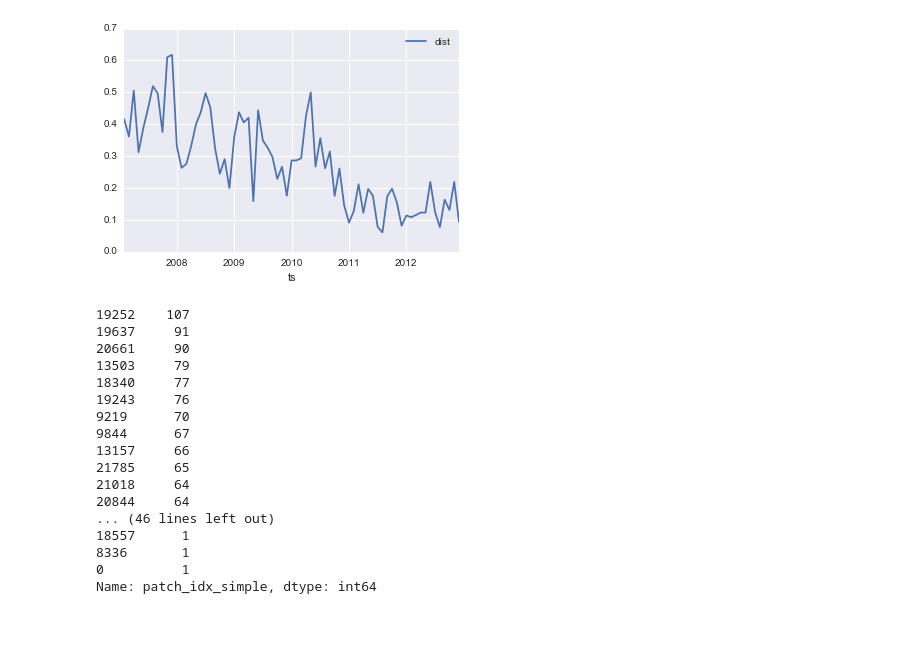
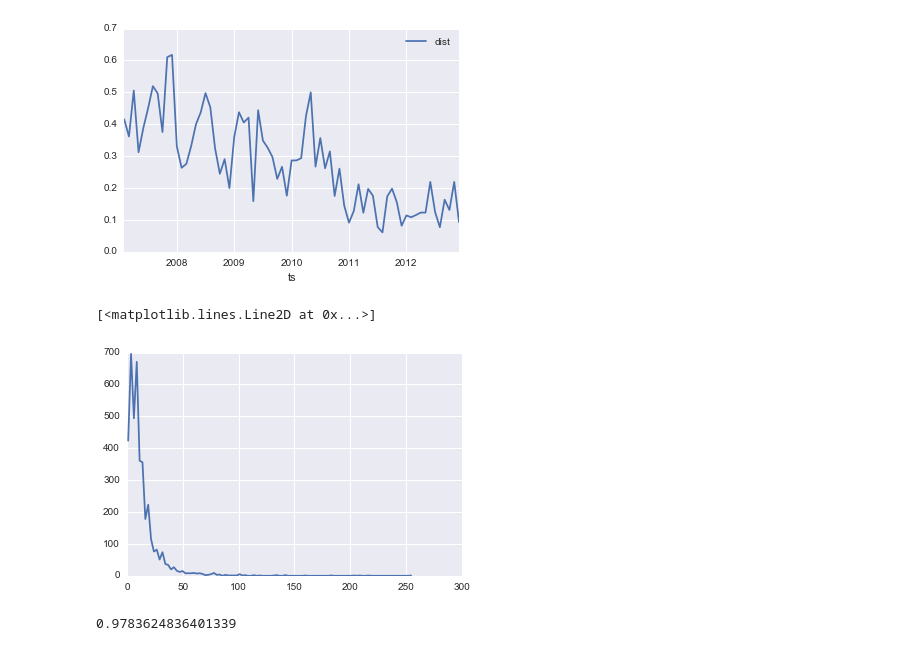
Before and after one commit to jlorince/MusicForaging, a Jupyter notebook: notebooks/my_listening.ipynb, the cells around one changed output. Cells and saved outputs as stored; diff of their text form; code cells hidden in the pictures; blank space fills up the shorter version.

Commit message:
patch summary fixes

```diff
--- a/notebooks/my_listening.ipynb
+++ b/notebooks/my_listening.ipynb
@@ -421,23 +427,14 @@ the new syntax is .resample(...).mean()
   if __name__ == '__main__':
 <matplotlib.axes._subplots.AxesSubplot at 0x...>
 [figure]
-# %%
-test['patch_idx_simple'].value_counts()
-# %% [output]
-19252    107
-19637     91
-20661     90
-13503     79
-18340     77
-19243     76
-9219      70
-9844      67
-13157     66
-21785     65
-21018     64
-20844     64
-... (46 lines left out)
-18557      1
-8336       1
-0          1
-Name: patch_idx_simple, dtype: int64
+# %%
+vals,bins = np.histogram(test['patch_idx_shuffle'].value_counts().values,bins=100)
+plt.plot(bins[:-1],vals)
+# %% [output]
+[<matplotlib.lines.Line2D at 0x...>]
+[figure, added]
+# %%
+vc = test['patch_idx_shuffle'].value_counts()
+vc[vc>=5].sum()/float(len(test))
+# %% [output]
+0.9783624836401339
```
Also changed, not shown: parts of 8 cells of this notebook, 10 other files.
